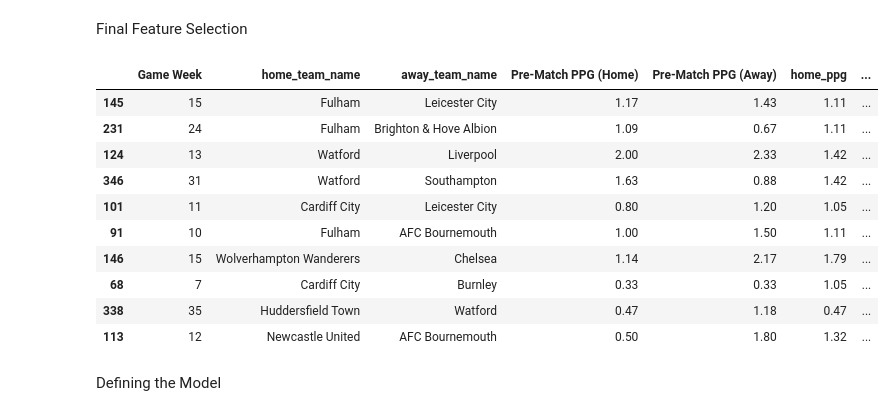
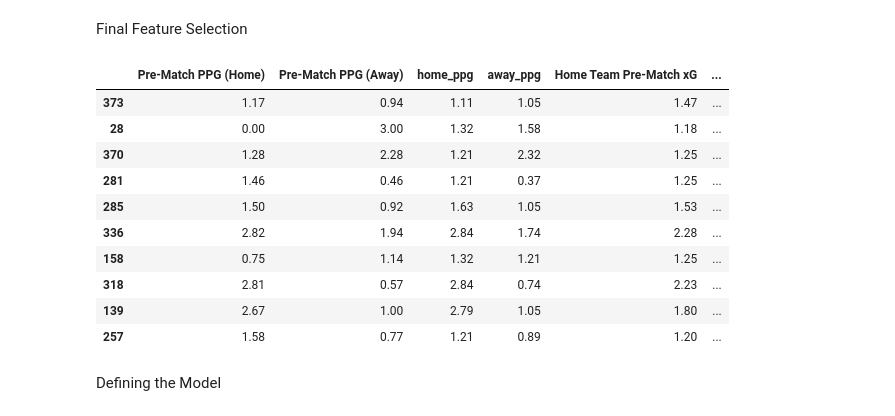
Before and after one commit to SanderBakke/MALIS_project, a Jupyter notebook: notebooks/notebook.ipynb, the cells around one changed output. Drawn from its saved outputs; the diff is of its cells as text; code cells hidden in the pictures.

```diff
--- a/notebooks/notebook.ipynb
+++ b/notebooks/notebook.ipynb
@@ -53,45 +65,45 @@ Feature Importance Testing
 Final Feature Selection
 # %%
 selected_features = [
-    'Game Week',
-    'home_team_name',
-    'away_team_name',
+    #'Game Week',
+    #'home_team_name',
+    #'away_team_name',
     'Pre-Match PPG (Home)',
     'Pre-Match PPG (Away)',
     'home_ppg',
     'away_ppg',
     'Home Team Pre-Match xG',
     'Away Team Pre-Match xG',
     'home_team_goal_count',
     'away_team_goal_count',
     'total_goal_count',
     'home_team_shots_on_target',
     'away_team_shots_on_target',
     'home_team_possession',
     'away_team_possession',
     'average_goals_per_match_pre_match',
     'home_team_yellow_cards',
     'home_team_red_cards',
     'away_team_yellow_cards',
     'away_team_red_cards'
 ]
 
 
 df_final = df_filtered[selected_features]
 
 df_final.sample(10)
 # %% [output]
-|  | Game Week | home_team_name | away_team_name | Pre-Match PPG (Home) | Pre-Match PPG (Away) | home_ppg | ... |
-| 145 | 15 | Fulham | Leicester City | 1.17 | 1.43 | 1.11 | ... |
-| 231 | 24 | Fulham | Brighton & Hove Albion | 1.09 | 0.67 | 1.11 | ... |
-| 124 | 13 | Watford | Liverpool | 2.00 | 2.33 | 1.42 | ... |
-| 346 | 31 | Watford | Southampton | 1.63 | 0.88 | 1.42 | ... |
-| 101 | 11 | Cardiff City | Leicester City | 0.80 | 1.20 | 1.05 | ... |
-| 91 | 10 | Fulham | AFC Bournemouth | 1.00 | 1.50 | 1.11 | ... |
-| 146 | 15 | Wolverhampton Wanderers | Chelsea | 1.14 | 2.17 | 1.79 | ... |
-| 68 | 7 | Cardiff City | Burnley | 0.33 | 0.33 | 1.05 | ... |
-| 338 | 35 | Huddersfield Town | Watford | 0.47 | 1.18 | 0.47 | ... |
-| 113 | 12 | Newcastle United | AFC Bournemouth | 0.50 | 1.80 | 1.32 | ... |
+|  | Pre-Match PPG (Home) | Pre-Match PPG (Away) | home_ppg | away_ppg | Home Team Pre-Match xG | ... |
+| 373 | 1.17 | 0.94 | 1.11 | 1.05 | 1.47 | ... |
+| 28 | 0.00 | 3.00 | 1.32 | 1.58 | 1.18 | ... |
+| 370 | 1.28 | 2.28 | 1.21 | 2.32 | 1.25 | ... |
+| 281 | 1.46 | 0.46 | 1.21 | 0.37 | 1.25 | ... |
+| 285 | 1.50 | 0.92 | 1.63 | 1.05 | 1.53 | ... |
+| 336 | 2.82 | 1.94 | 2.84 | 1.74 | 2.28 | ... |
+| 158 | 0.75 | 1.14 | 1.32 | 1.21 | 1.25 | ... |
+| 318 | 2.81 | 0.57 | 2.84 | 0.74 | 2.23 | ... |
+| 139 | 2.67 | 1.00 | 2.79 | 1.05 | 1.80 | ... |
+| 257 | 1.58 | 0.77 | 1.21 | 0.89 | 1.20 | ... |
 # %% [markdown]
 Defining the Model
 # %%
```
Also changed, not shown: parts of 2 cells of this notebook.
